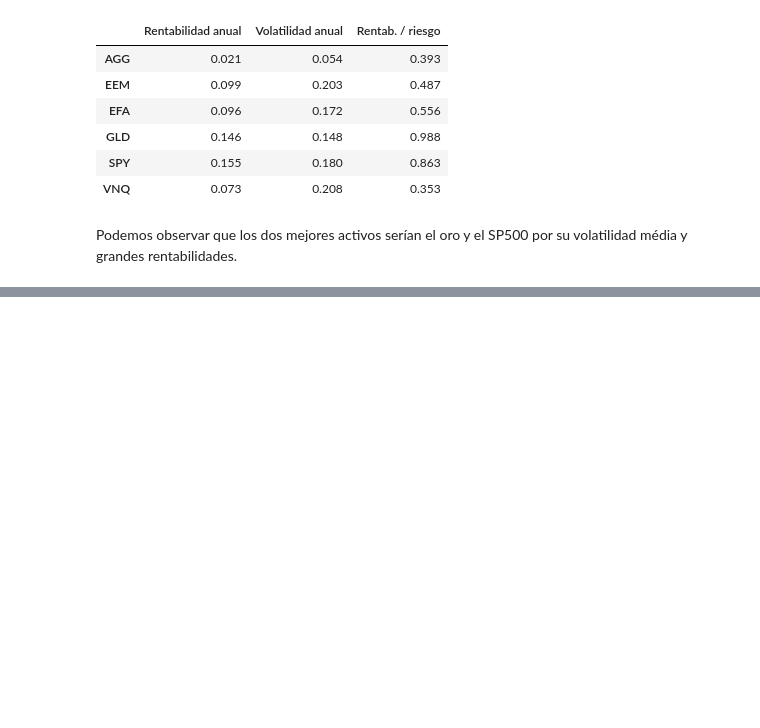
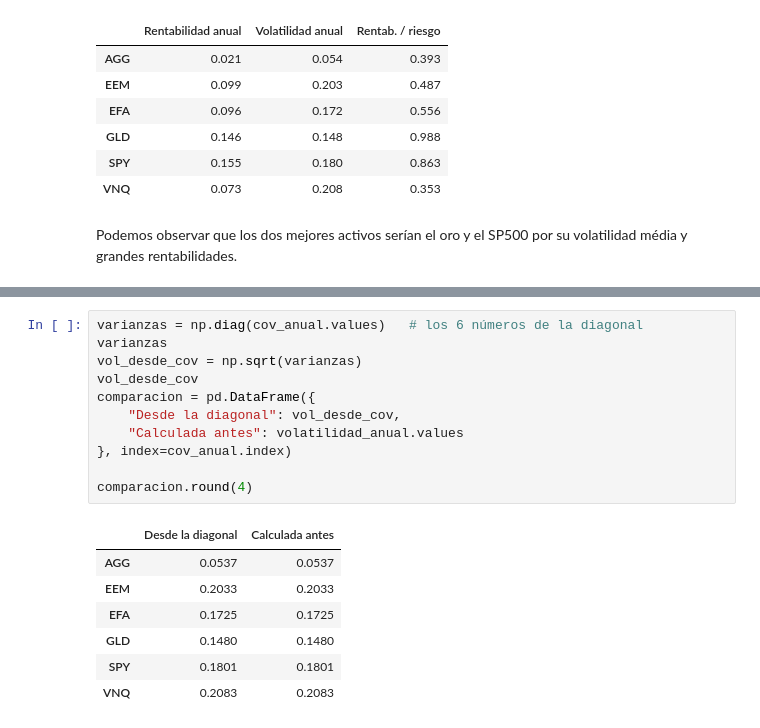
Before and after one commit to mnayala100/proyecto-cartera-markowitz, a Jupyter notebook: notebooks/02_rentabilidades.ipynb, the cells around one changed output, grey strips where cells are left out. Drawn from its saved outputs; the diff is of its cells as text; blank space fills up the shorter version.

```diff
--- a/notebooks/02_rentabilidades.ipynb
+++ b/notebooks/02_rentabilidades.ipynb
@@ -55,0 +85,19 @@ Podemos observar que los dos mejores activos serían el oro y el SP500 por su vo
+# %%
+varianzas = np.diag(cov_anual.values)   # los 6 números de la diagonal
+varianzas
+vol_desde_cov = np.sqrt(varianzas)
+vol_desde_cov
+comparacion = pd.DataFrame({
+    "Desde la diagonal": vol_desde_cov,
+    "Calculada antes": volatilidad_anual.values
+}, index=cov_anual.index)
+
+comparacion.round(4)
+# %% [output]
+|  | Desde la diagonal | Calculada antes |
+| AGG | 0.0537 | 0.0537 |
+| EEM | 0.2033 | 0.2033 |
+| EFA | 0.1725 | 0.1725 |
+| GLD | 0.1480 | 0.1480 |
+| SPY | 0.1801 | 0.1801 |
+| VNQ | 0.2083 | 0.2083 |
```
Also changed, not shown: parts of 11 cells of this notebook, 3 other files.
